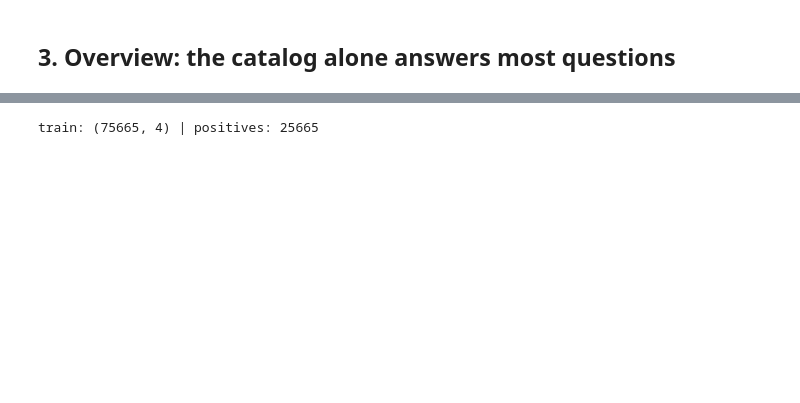
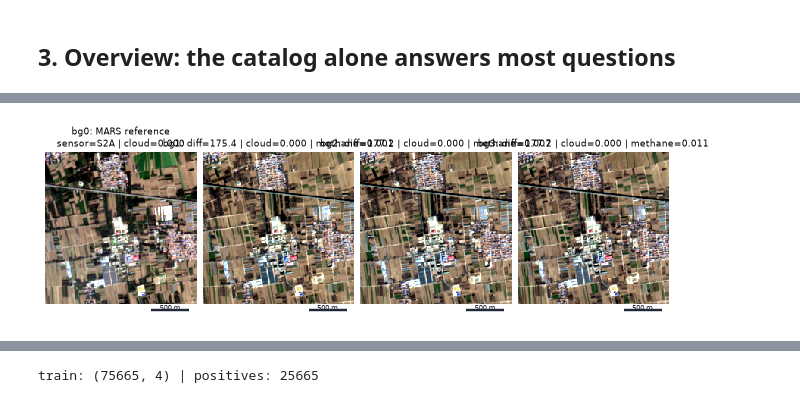
Before and after one commit to IPL-UV/taco-methaneset, a Jupyter notebook: methaneset-codes/notebooks/01_s2.ipynb, the cells around one changed output, grey strips where cells are left out. Drawn from its saved outputs; the diff is of its cells as text; code cells hidden in the pictures; blank space fills up the shorter version.

```diff
--- a/methaneset-codes/notebooks/01_s2.ipynb
+++ b/methaneset-codes/notebooks/01_s2.ipynb
@@ -158,0 +324,27 @@ emitter, so there is no leakage). This is a baseline, not a state-of-the-art mod
+# %%
+# Reproduce the MARS score for the anatomy scene.
+idx = ft_df.sort_values("detection:ch4_fluxrate", ascending=False).query("`target:cloud` < 0.05").index[0]
+s = ft.read(int(idx)); row = ft_df.loc[idx]
+tgt = C.read(s, "target")
+
+computed, stored = [], []
+for k in range(4):
+    bg = C.read(s, f"bg{k}")
+    d = C.mars_difference(tgt, bg, C.SENSORS["s2"]["sim"])
+    computed.append(d)
+    if k == 0:
+        print(f"bg{k}: computed difference = {d:.2f} (no stored value; bg0 is the MARS reference)")
+    else:
+        st = row[f"bg:difference{k}"]
+        stored.append(st)
+        print(f"bg{k}: computed = {d:.2f} | stored = {st:.2f}")
+
+# Check ordering of bg1..bg3.
+if stored:
+    comp_order = np.argsort(computed[1:]) + 1
+    stored_order = np.argsort(stored) + 1
+    print("rank by computed difference (bg1..bg3):", comp_order.tolist())
+    print("rank by stored difference (bg1..bg3):", stored_order.tolist())
+    spread = np.sort(computed[1:])
+    print(f"smallest gap between the three backgrounds: {np.diff(spread).min():.2f} (a near-tie can flip the rank)")
+    print("ranks agree:", comp_order.tolist() == stored_order.tolist())
@@ -158,0 +360,18 @@ emitter, so there is no leakage). This is a baseline, not a state-of-the-art mod
+# %%
+# Show the four backgrounds with their stored scores.
+fig, axes = C.panels(4, rows=1, kind="image")
+
+for k, ax in enumerate(axes):
+    bg = C.read(s, f"bg{k}")
+    rgb = C.to_rgb(bg, C.SENSORS["s2"]["rgb"])
+    if k == 0:
+        title = f"bg0: MARS reference\nsensor={row['bg:sensor0']} | cloud={row['bg:cloud0']:.3f}"
+    else:
+        title = (f"bg{k}: diff={row[f'bg:difference{k}']:.1f} | "
+                 f"cloud={row[f'bg:cloud{k}']:.3f} | methane={row[f'bg:methane{k}']:.3f}")
+    C.imshow_layer(ax, rgb, kind="enh", title=title, cbar=False, px_m=C.PIXEL_M["s2"])
+    C.panel_label(ax, chr(ord("a") + k))
+
+plt.show()
+# %% [output]
+[figure, added]
```
Also changed, not shown: parts of 43 cells of this notebook, 4 other files.
